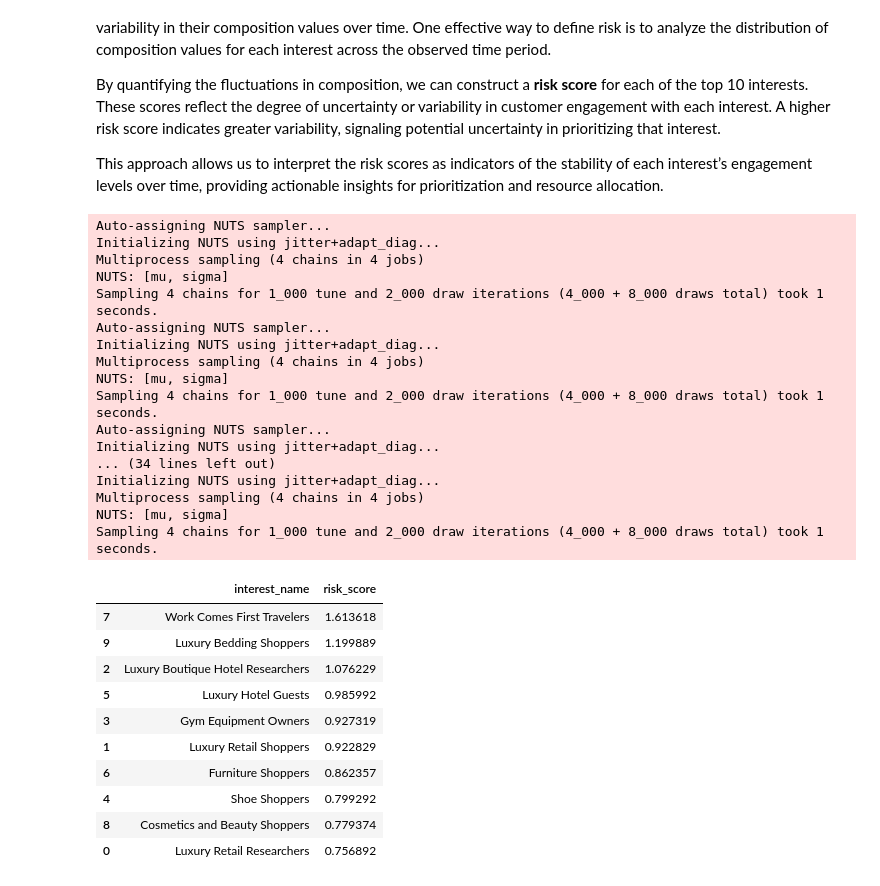
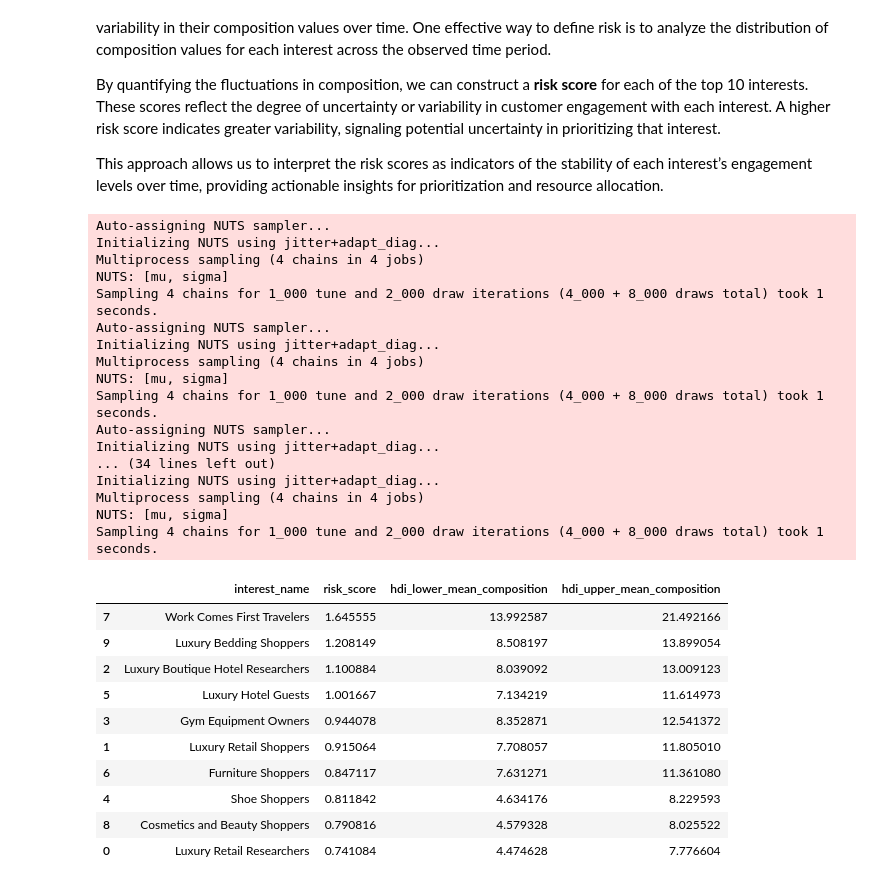
Before and after one commit to yangwu1227/sql-case-studies, a Jupyter notebook: case_studies/fresh_segments/notebooks/business_questions.ipynb, the cells around one changed output. Cells and saved outputs as stored; diff of their text form; code cells hidden in the pictures.

```diff
--- a/case_studies/fresh_segments/notebooks/business_questions.ipynb
+++ b/case_studies/fresh_segments/notebooks/business_questions.ipynb
@@ -1118,6 +1119,11 @@ This approach allows us to interpret the risk scores as indicators of the stabil
 def define_priors(data: pd.Series) -> Dict[str, float]:
     """
     Define priors based on the provided data.
+
+    - A Normal prior is used for the mean, centered around the observed mean of the data
+    - A flexible Normal prior allows for uncertainty, with its standard deviation set to twice the observed standard deviation of the data
+    - An Inverse Gamma prior is used for the variance. This is a common choice for modeling uncertainty in scale parameters like variance
+      or standard deviation. The shape (alpha) is set to 2, and the scale (beta) is informed by the data's variance (`data.var()`).
 
     Parameters
     ----------
@@ -1126,7 +1132,7 @@ def define_priors(data: pd.Series) -> Dict[str, float]:
 
     Returns
     -------
-    dict
+    Dict[str, float]
         A dictionary containing the calculated priors:
         - mu_prior_mean: Prior mean for mu.
         - mu_prior_std: Prior standard deviation for mu.
@@ -1146,8 +1152,12 @@ def define_priors(data: pd.Series) -> Dict[str, float]:
 
 
 def run_bayesian_model(
-    data: pd.Series, priors: Dict[str, float], samples: int = 2000, tune: int = 1000
-) -> Tuple[np.ndarray, np.ndarray]:
+    data: pd.Series,
+    priors: Dict[str, float],
+    samples: Optional[int] = 2000,
+    tune: Optional[int] = 1000,
+    hdi_prob: Optional[float] = 0.95,
+) -> Tuple[np.ndarray, np.ndarray, Dict[str, Tuple[float, float]]]:
     """
     Run Bayesian inference on the data and return posterior samples.
 
@@ -1157,16 +1167,20 @@ def run_bayesian_model(
         The observed data series.
     priors : dict
         A dictionary containing the priors for the model.
-    samples : int, optional
+    samples : Optional[int]
         The number of posterior samples to draw, by default 2000.
-    tune : int, optional
+    tune : Optional[int]
         The number of tuning steps for the sampler, by default 1000.
+    hdi_prob: Optional[float]
+        Prob for which the highest density interval will be computed, by default 0.95.
+
 
     Returns
     -------
-    tuple of np.ndarray
+    Tuple[np.ndarray, np.ndarray, Dict[str, Tuple[float, float]]]
         - posterior_mu: Posterior samples for the mean (mu).
         - posterior_sigma: Posterior samples for the standard deviation (sigma).
+        - hdi_mu: HDI for the posterior mean.
     """
     with pm.Model() as model:
         # Priors
@@ -1185,9 +1199,12 @@ def run_bayesian_model(
             samples, tune=tune, return_inferencedata=True, progressbar=False
         )
 
+        # Calculate HDI for mu
+        hdi_mu = pm.hdi(trace.posterior["mu"], hdi_prob=hdi_prob)
+
     posterior_mu = trace.posterior["mu"].values.flatten()
     posterior_sigma = trace.posterior["sigma"].values.flatten()
-    return posterior_mu, posterior_sigma
+    return posterior_mu, posterior_sigma, hdi_mu
 
 
 def compute_risk_score(posterior_mu: np.ndarray) -> float:
@@ -1217,48 +1234,49 @@ for interest_name in top_10_data["interest_name"].unique():
     # Define priors
     priors = define_priors(interest_data)
 
-    # Run Bayesian model
-    posterior_mu, _ = run_bayesian_model(interest_data, priors)
+    # Run Bayesian model and get HDI
+    posterior_mu, _, hdi_mu = run_bayesian_model(interest_data, priors, hdi_prob=0.97)
 
-    # Compute risk score
+    # Compute risk score as the standard deviations of the posterior means
     risk_score = compute_risk_score(posterior_mu)
 
-    # Append results
     risk_scores.append(
         {
             "interest_name": interest_name,
             "risk_score": risk_score,
+            "hdi_lower_mean_composition": hdi_mu["mu"].values[0],
+            "hdi_upper_mean_composition": hdi_mu["mu"].values[1],
         }
     )
 
 risk_scores_data = pd.DataFrame(risk_scores).sort_values("risk_score", ascending=False)
 risk_scores_data
 # %% [output]
 Auto-assigning NUTS sampler...
 Initializing NUTS using jitter+adapt_diag...
 Multiprocess sampling (4 chains in 4 jobs)
 NUTS: [mu, sigma]
 Sampling 4 chains for 1_000 tune and 2_000 draw iterations (4_000 + 8_000 draws total) took 1 seconds.
 Auto-assigning NUTS sampler...
 Initializing NUTS using jitter+adapt_diag...
 Multiprocess sampling (4 chains in 4 jobs)
 NUTS: [mu, sigma]
 Sampling 4 chains for 1_000 tune and 2_000 draw iterations (4_000 + 8_000 draws total) took 1 seconds.
 Auto-assigning NUTS sampler...
 Initializing NUTS using jitter+adapt_diag...
 ... (34 lines left out)
 Initializing NUTS using jitter+adapt_diag...
 Multiprocess sampling (4 chains in 4 jobs)
 NUTS: [mu, sigma]
 Sampling 4 chains for 1_000 tune and 2_000 draw iterations (4_000 + 8_000 draws total) took 1 seconds.
-|  | interest_name | risk_score |
-| 7 | Work Comes First Travelers | 1.613618 |
-| 9 | Luxury Bedding Shoppers | 1.199889 |
-| 2 | Luxury Boutique Hotel Researchers | 1.076229 |
-| 5 | Luxury Hotel Guests | 0.985992 |
-| 3 | Gym Equipment Owners | 0.927319 |
-| 1 | Luxury Retail Shoppers | 0.922829 |
-| 6 | Furniture Shoppers | 0.862357 |
-| 4 | Shoe Shoppers | 0.799292 |
-| 8 | Cosmetics and Beauty Shoppers | 0.779374 |
-| 0 | Luxury Retail Researchers | 0.756892 |
+|  | interest_name | risk_score | hdi_lower_mean_composition | hdi_upper_mean_composition |
+| 7 | Work Comes First Travelers | 1.645555 | 13.992587 | 21.492166 |
+| 9 | Luxury Bedding Shoppers | 1.208149 | 8.508197 | 13.899054 |
+| 2 | Luxury Boutique Hotel Researchers | 1.100884 | 8.039092 | 13.009123 |
+| 5 | Luxury Hotel Guests | 1.001667 | 7.134219 | 11.614973 |
+| 3 | Gym Equipment Owners | 0.944078 | 8.352871 | 12.541372 |
+| 1 | Luxury Retail Shoppers | 0.915064 | 7.708057 | 11.805010 |
+| 6 | Furniture Shoppers | 0.847117 | 7.631271 | 11.361080 |
+| 4 | Shoe Shoppers | 0.811842 | 4.634176 | 8.229593 |
+| 8 | Cosmetics and Beauty Shoppers | 0.790816 | 4.579328 | 8.025522 |
+| 0 | Luxury Retail Researchers | 0.741084 | 4.474628 | 7.776604 |
```
Also changed, not shown: parts of 18 cells of this notebook, 4 other files.
